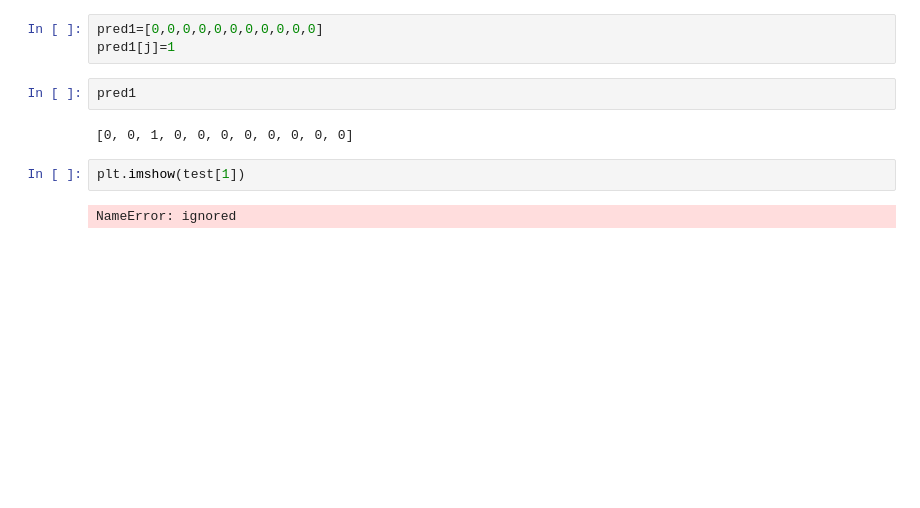
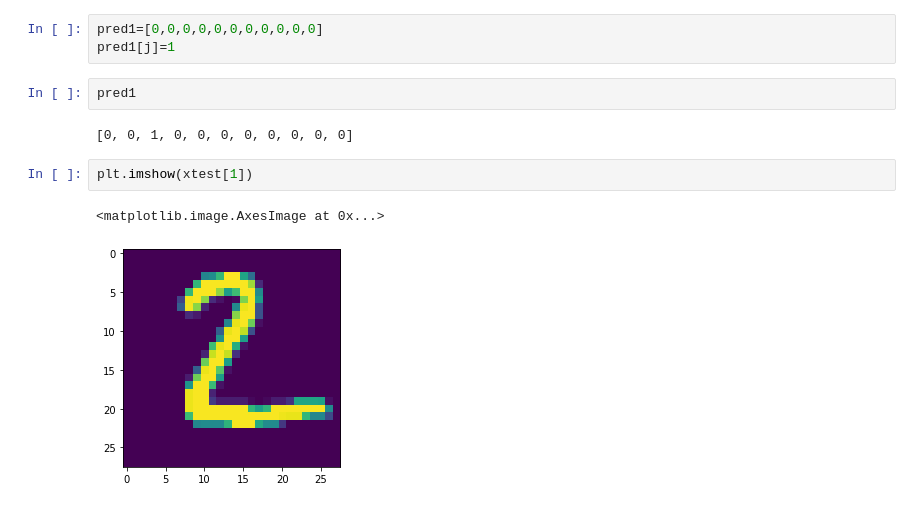
Before and after one commit to lalithakre/DigitRecognitionSystem, a Jupyter notebook: DigitRecognitionUsingCNN.ipynb, the cells around one changed output. Saved outputs shown, nothing was run; the diff lists cells and outputs as text; blank space fills up the shorter version.

```diff
--- a/DigitRecognitionUsingCNN.ipynb
+++ b/DigitRecognitionUsingCNN.ipynb
@@ -78,6 +104,7 @@ pred1
 # %% [output]
 [0, 0, 1, 0, 0, 0, 0, 0, 0, 0, 0]
 # %%
-plt.imshow(test[1])
+plt.imshow(xtest[1])
 # %% [output]
-NameError: ignored
+<matplotlib.image.AxesImage at 0x...>
+[figure, added]
```
Also changed, not shown: parts of 10 cells of this notebook.
